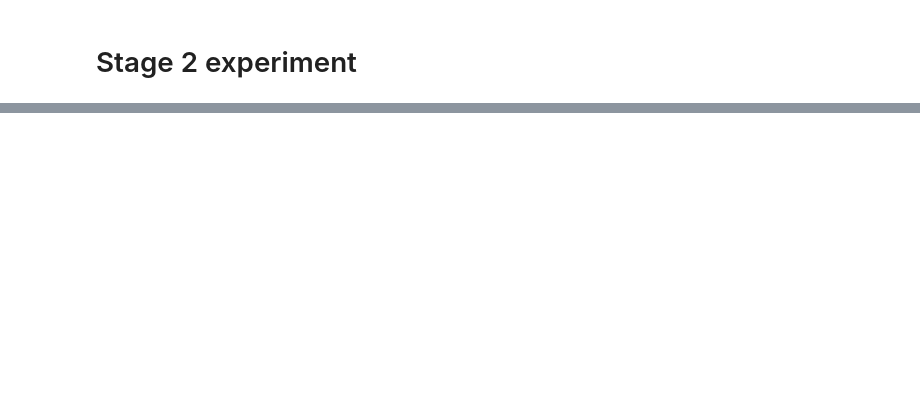
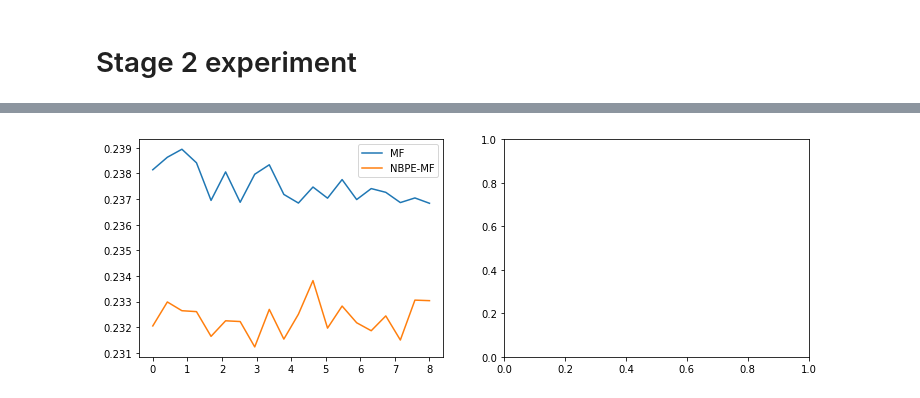
Before and after one commit to fengyuli-dev/debias-recommender, a Jupyter notebook: experiment.ipynb, the cells around one changed output, grey strips where cells are left out. Cells and saved outputs as stored; diff of their text form; code cells hidden in the pictures; blank space fills up the shorter version.

```diff
--- a/experiment.ipynb
+++ b/experiment.ipynb
@@ -218,5 +200,5 @@ NameError: name 'plt' is not defined
 # %%
-beta = np.linspace(0.1, 5, 10)
+beta = np.linspace(0.1, 3, 10)
 quantization = ['binary', 'onetothree', 'onetofive']
 user_knn_result_avg = {'binary': [], 'onetothree': [], 'onetofive': []}
 user_knn_result_1q = {'binary': [], 'onetothree': [], 'onetofive': []}
@@ -235,7 +217,7 @@ for i in range(len(quantization)):
     for j in range(len(beta)):
         temp_results = []
         truth = generate_ground_truth_matrix(
-        (1000, 1000), environment='latent-static-v1')
+        (500, 500), environment='latent-static-v1')
 
         for iteration in range(10):
             users, items, ratings, P, R, R_no_noise = ground_truth_matrix_to_dataset(
@@ -366,13 +368,13 @@ fig.savefig('images/1b.png', dpi=300)
 # %% [markdown]
 # Stage 2 experiment
 # %%
-beta = np.linspace(0, 3, 6)
-p = [0] * 6
+beta = np.linspace(0, 8, 20)
+p = [0] * 20
 truth = generate_ground_truth_matrix((1000, 1000), environment='ml-100k-v1')
 users, items, ratings, P, R, R_no_noise = ground_truth_matrix_to_dataset(
     truth, quantization='onetofive', bias='full underlying', beta=5)
 train_df = to_dataframe(ratings)
-for i in range(6):
+for i in range(20):
     p[i] = masked_nb_propensity_estimation(truth, ratings, P.shape, beta[i])
 reader = Reader(rating_scale=(0, 1))
 data = Dataset.load_from_df(
@@ -382,9 +384,9 @@ test_df = generate_test_dataframe(R_no_noise)
 testset = Dataset.load_from_df(
     test_df[['userID', 'itemID', 'rating']], reader).build_full_trainset().build_testset()
 
-results_better = [0] * 6
-results = [0] * 6
-for i in range(6):
+results_better = [0] * 20
+results = [0] * 20
+for i in range(20):
     algo_better = PropensitySVD(p[i], n_epochs=2)
     algo = SVD(n_epochs=2)
     algo_better.fit(trainset)
@@ -398,7 +414,9 @@ NameError: name 'PropensitySVD' is not defined
 # %%
-fig, axs = plt.subplots(1, 3, figsize=(15, 4))
+fig, axs = plt.subplots(1, 2, figsize=(12, 4))
 axs[0].plot(beta, results, label='MF')
 axs[0].plot(beta, results_better, label='NBPE-MF')
 axs[0].legend()
 fig.show()
 fig.savefig('images/2.png', dpi=300)
+# %% [output]
+[figure, added]
```
Also changed, not shown: parts of 10 cells of this notebook, 3 other files.
